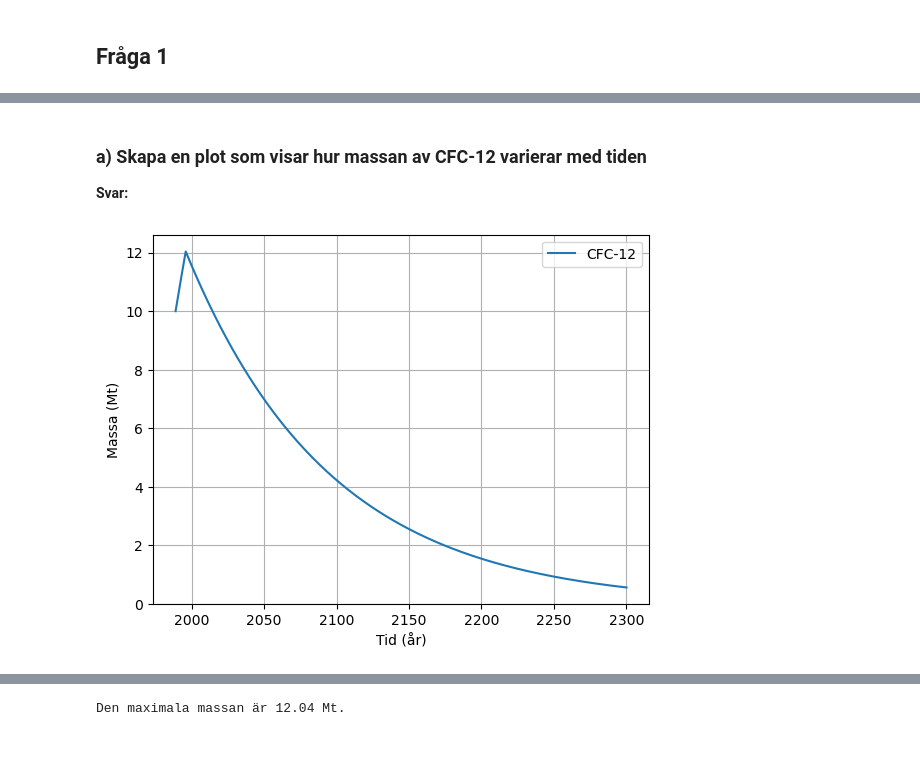
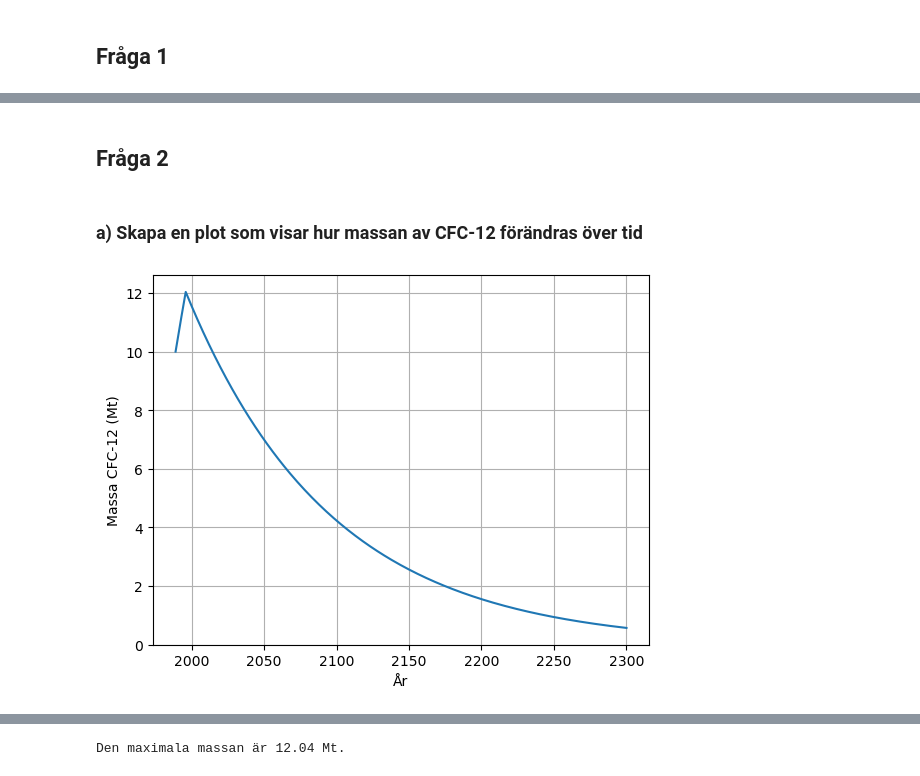
Before and after one commit to SEE-GEO/SEE060_Utfasning_freoner, a Jupyter notebook: losning_inlamning_3.ipynb, the cells around one changed output, grey strips where cells are left out. Saved outputs shown, nothing was run; the diff lists cells and outputs as text; code cells hidden in the pictures; blank space fills up the shorter version.

```diff
--- a/losning_inlamning_3.ipynb
+++ b/losning_inlamning_3.ipynb
@@ -12,24 +12,29 @@ END = 2300
 INITIAL_MASS = 1e10  # kg
 EMISSION = 4e8  # kg/year
 RESIDENCE_TIME = 100  # year
-ZERO_EMISSION_YEAR = 1996
 
 
 def calc_mass(
-    start_year, end_year, dt, initial_mass, emiss, year_zero_emiss, residence_time
+    start_year,
+    end_year,
+    dt,
+    initial_mass,
+    emiss,
+    residence_time,
+    year_zero_emiss=None,
 ):
-    t = np.arange(start_year, end_year + dt, dt)
-    mass = np.zeros_like(t)
+    years = np.arange(start_year, end_year + dt, dt)
+    mass = np.zeros_like(years)
     mass[0] = initial_mass
 
-    for i, t_i in enumerate(t[:-1]):
-        if t_i < year_zero_emiss:
-            E = emiss
-        else:
+    E = emiss
+
+    for t, year in enumerate(years[:-1]):
+        if year_zero_emiss is not None and year >= year_zero_emiss:
             E = 0
 
-        mass[i + 1] = mass[i] + dt * (E - mass[i] / residence_time)
+        mass[t + 1] = mass[t] + dt * (E - mass[t] / residence_time)
 
-    return t, mass
+    return years, mass
 # %% [markdown]
 ## Fråga 1
@@ -78,24 +63,24 @@ Eftersom utsläppstakten är större än nedbrytningstakten (p.g.a. den långa u
+# %% [markdown]
+## Fråga 2
 # %% [markdown]
-### a) Skapa en plot som visar hur massan av CFC-12 varierar med tiden
-
-**Svar:**
+### a) Skapa en plot som visar hur massan av CFC-12 förändras över tid
 # %%
-t, m = calc_mass(
+years, m = calc_mass(
     start_year=START,
     end_year=END,
     dt=1,
     initial_mass=INITIAL_MASS,
     emiss=EMISSION,
-    year_zero_emiss=ZERO_EMISSION_YEAR,
     residence_time=RESIDENCE_TIME,
+    year_zero_emiss=1996,
 )
 m = m/1e9  # Mt
 
 fig, ax = plt.subplots()
-ax.plot(t, m, label="CFC-12")
-ax.set_ylabel("Massa (Mt)")
-ax.set_xlabel("Tid (år)")
+ax.plot(years, m)
+ax.set_ylabel("Massa CFC-12 (Mt)")
+ax.set_xlabel("År")
 ax.grid()
-ax.legend();
+fig.savefig("output/fraga2a.png")
 # %% [output]
-[figure, old version]
+[figure, new version]
```
Also changed, not shown: parts of 26 cells of this notebook, 4 other files.
